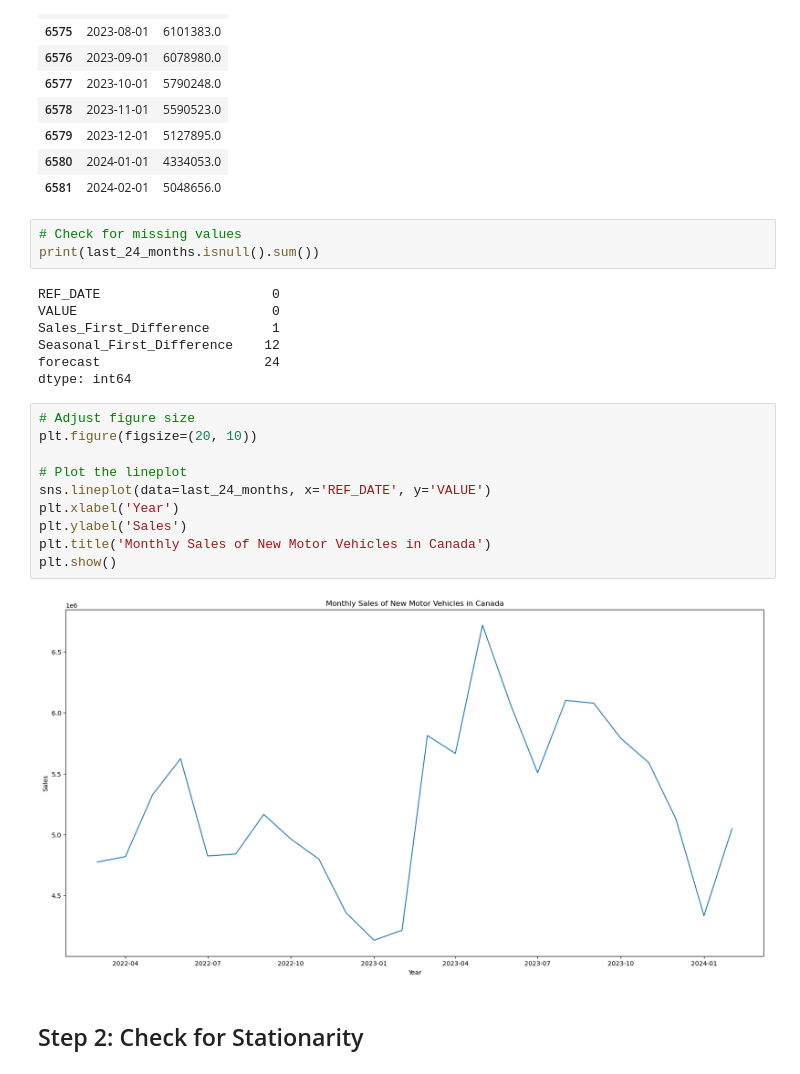
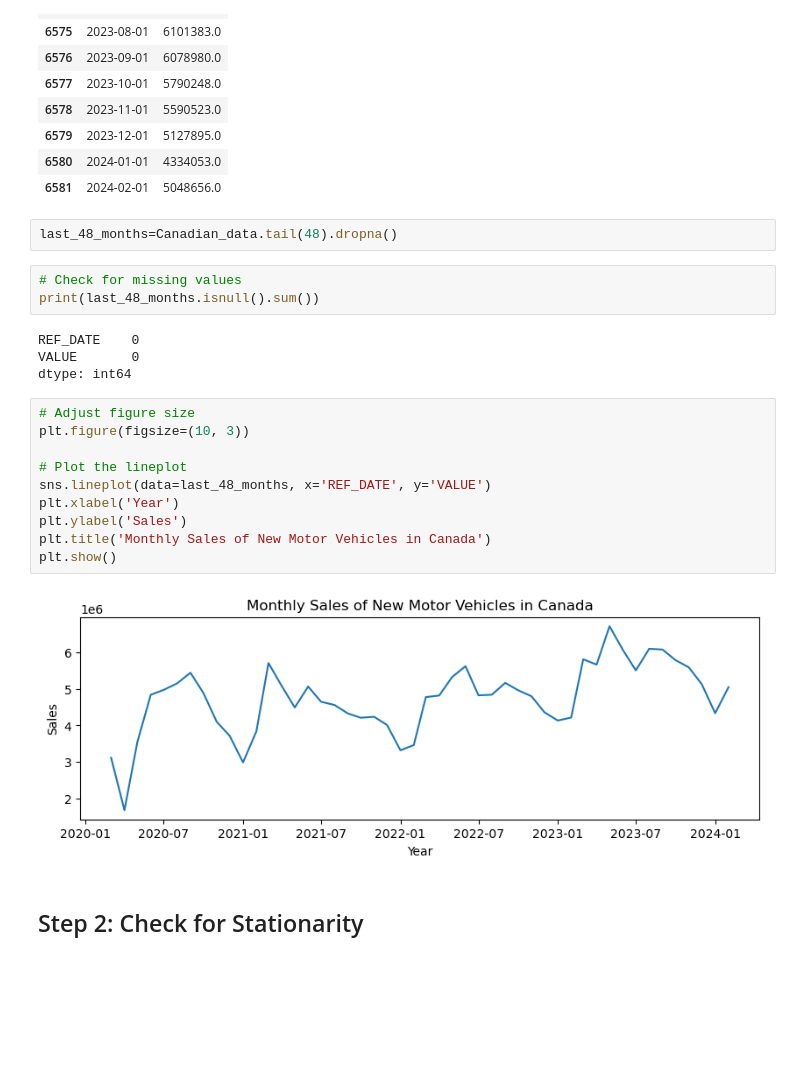
Before and after one commit to CLIUKELLY/ARIMA-Time-Serie-Forecasting, a Jupyter notebook: 02. ARIMA Time Series Forecasting_Last 24mth.ipynb, the cells around one changed output. Saved outputs shown, nothing was run; the diff lists cells and outputs as text; blank space fills up the shorter version.

```diff
--- a/02. ARIMA Time Series Forecasting_Last 24mth.ipynb
+++ b/02. ARIMA Time Series Forecasting_Last 24mth.ipynb
@@ -63,28 +63,27 @@ Canadian_data.tail(12)
 | 6579 | 2023-12-01 | 5127895.0 |
 | 6580 | 2024-01-01 | 4334053.0 |
 | 6581 | 2024-02-01 | 5048656.0 |
+# %%
+last_48_months=Canadian_data.tail(48).dropna()
 # %%
 # Check for missing values
-print(last_24_months.isnull().sum())
+print(last_48_months.isnull().sum())
 # %% [output]
-REF_DATE                      0
-VALUE                         0
-Sales_First_Difference        1
-Seasonal_First_Difference    12
-forecast                     24
+REF_DATE    0
+VALUE       0
 dtype: int64
 # %%
 # Adjust figure size
-plt.figure(figsize=(20, 10))
+plt.figure(figsize=(10, 3))
 
 # Plot the lineplot
-sns.lineplot(data=last_24_months, x='REF_DATE', y='VALUE')
+sns.lineplot(data=last_48_months, x='REF_DATE', y='VALUE')
 plt.xlabel('Year')
 plt.ylabel('Sales')
 plt.title('Monthly Sales of New Motor Vehicles in Canada')
 plt.show()
 # %% [output]
-[figure, old version]
+[figure, new version]
 # %% [markdown]
 ## Step 2: Check for Stationarity
 # %%
```
Also changed, not shown: parts of 13 cells of this notebook.
